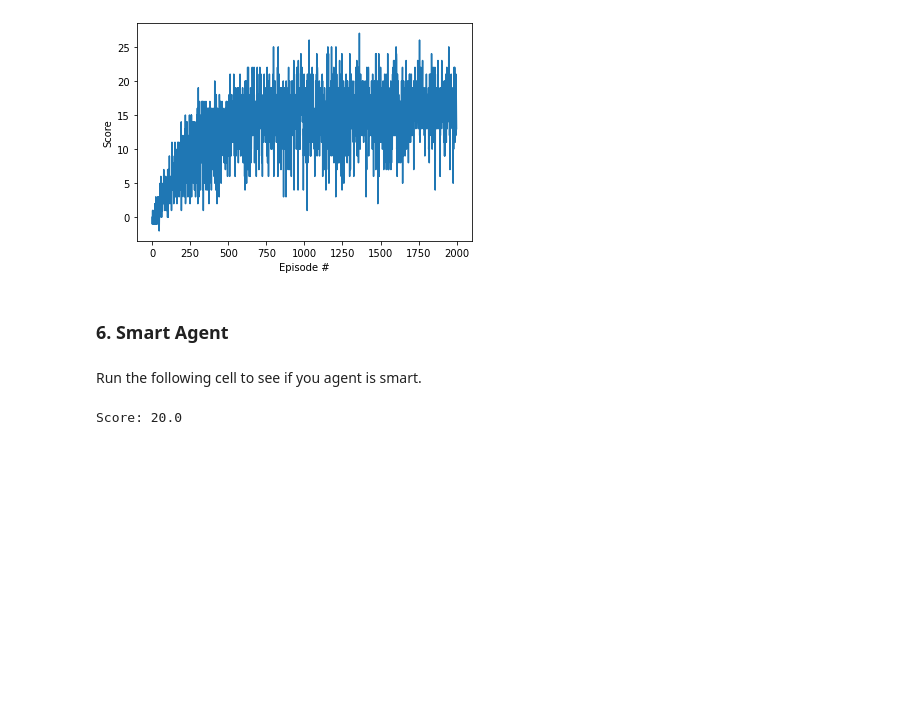
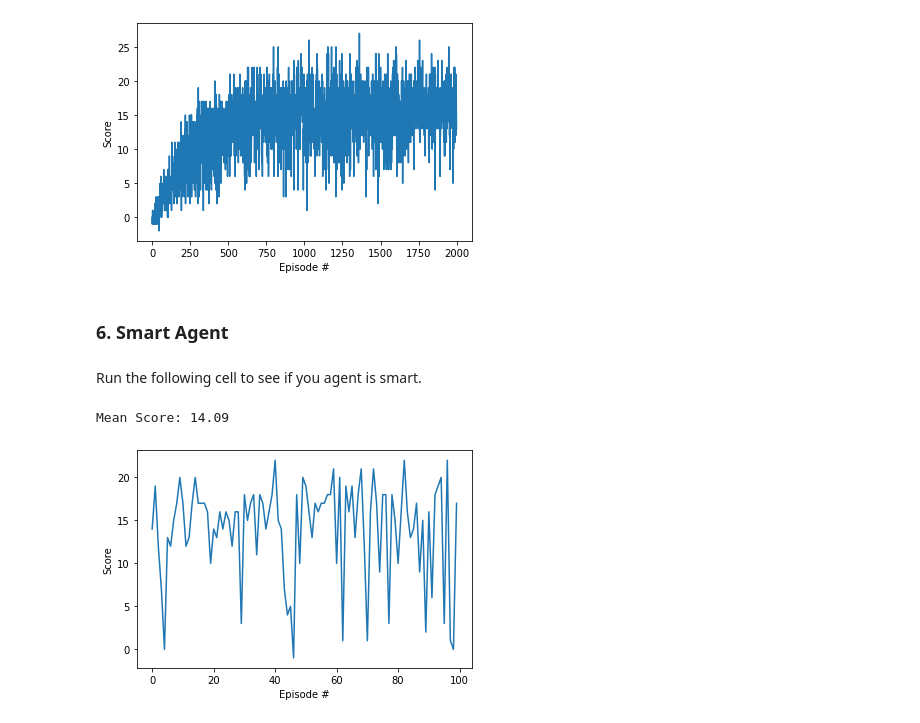
Before and after one commit to yelwinsoe/drlnd-navigation-project, a Jupyter notebook: Navigation.ipynb, the cells around one changed output. Saved outputs shown, nothing was run; the diff lists cells and outputs as text; code cells hidden in the pictures; blank space fills up the shorter version.

```diff
--- a/Navigation.ipynb
+++ b/Navigation.ipynb
@@ -225,21 +225,35 @@ Run the following cell to see if you agent is smart.
 # %%
 # load the weights from file
 agent.qnetwork_local.load_state_dict(torch.load('model.pth'))
 
-env_info = env.reset(train_mode=False)[brain_name] # reset the environment
-state = env_info.vector_observations[0]            # get the current state
-score = 0                                          # initialize the score
-while True:
-    action = agent.act(state)                      # select an action
-    env_info = env.step(action)[brain_name]        # send the action to the environment
-    next_state = env_info.vector_observations[0]   # get the next state
-    reward = env_info.rewards[0]                   # get the reward
-    done = env_info.local_done[0]                  # see if episode has finished
-    score += reward                                # update the score
-    state = next_state                             # roll over the state to next time step
-    if done:                                       # exit loop if episode finished
-        break
+scores = []
+def evaluation(episodes):
+    for i in range(1, episodes+1):
+        env_info = env.reset(train_mode=True)[brain_name] # reset the environment
+        state = env_info.vector_observations[0]            # get the current state
+        score = 0                                          # initialize the score
+        while True:
+            action = agent.act(state)                      # select an action
+            env_info = env.step(action)[brain_name]        # send the action to the environment
+            next_state = env_info.vector_observations[0]   # get the next state
+            reward = env_info.rewards[0]                   # get the reward
+            done = env_info.local_done[0]                  # see if episode has finished
+            score += reward                                # update the score
+            state = next_state                             # roll over the state to next time step
+            if done:                                       # exit loop if episode finished
+                break
+        scores.append(score)
 
-print("Score: {}".format(score))
+evaluation(100)
+print("Mean Score: {}".format(np.mean(scores)))
+
+# plot the scores
+fig = plt.figure()
+ax = fig.add_subplot(111)
+plt.plot(np.arange(len(scores)), scores)
+plt.ylabel('Score')
+plt.xlabel('Episode #')
+plt.show()
 # %% [output]
-Score: 20.0
+Mean Score: 14.09
+[figure, added]
```
Also changed, not shown: 4 other files.
